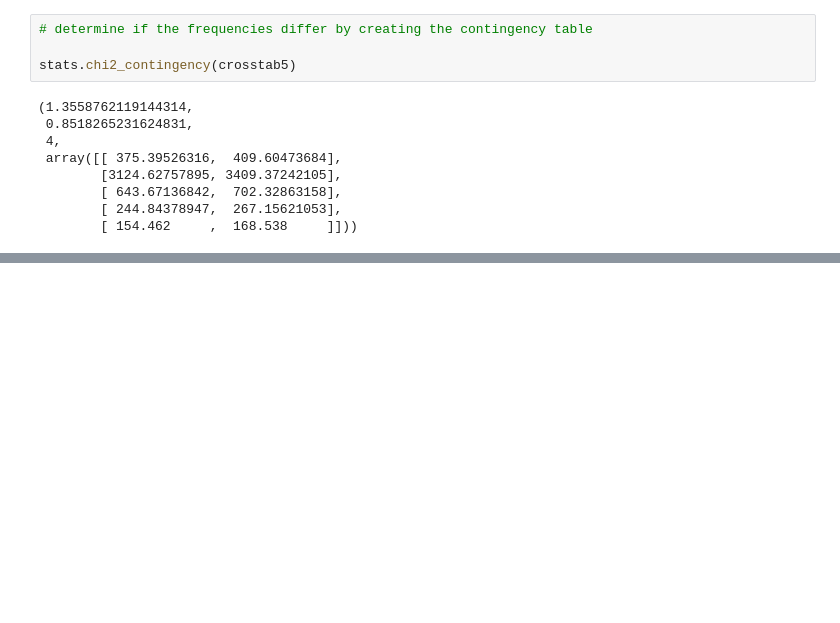
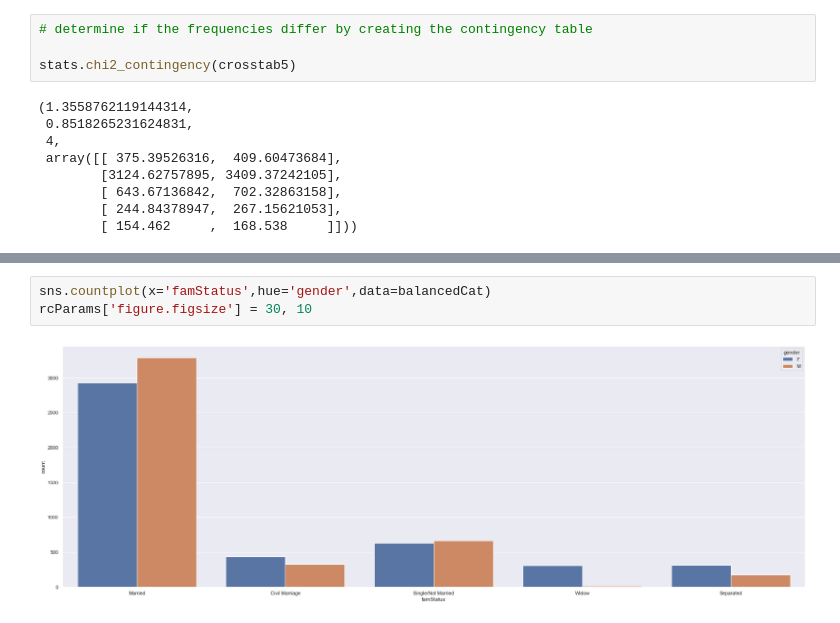
Before and after one commit to dezgarci/Final-Project, a Jupyter notebook: Notebooks/ExplorationBalancedData.ipynb, the cells around one changed output, grey strips where cells are left out. Drawn from its saved outputs; the diff is of its cells as text; blank space fills up the shorter version.

```diff
--- a/Notebooks/ExplorationBalancedData.ipynb
+++ b/Notebooks/ExplorationBalancedData.ipynb
@@ -315,0 +460,5 @@ stats.chi2_contingency(crosstab5)
+# %%
+sns.countplot(x='famStatus',hue='gender',data=balancedCat)
+rcParams['figure.figsize'] = 30, 10
+# %% [output]
+[figure, added]
```
Also changed, not shown: parts of 23 cells of this notebook, 4 other files.
